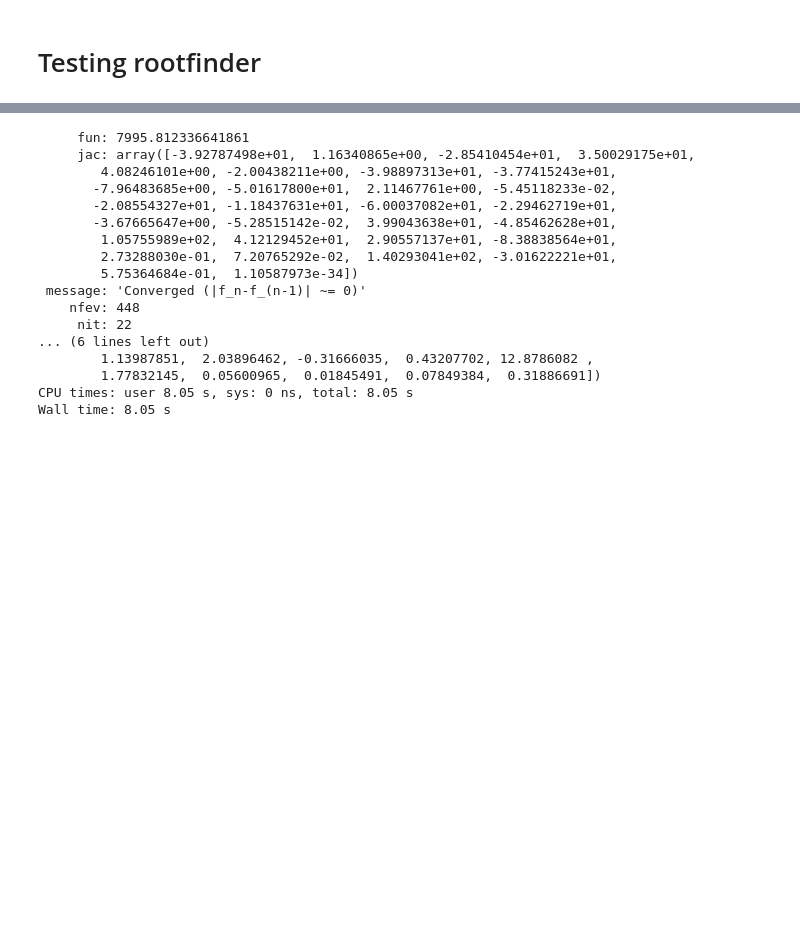
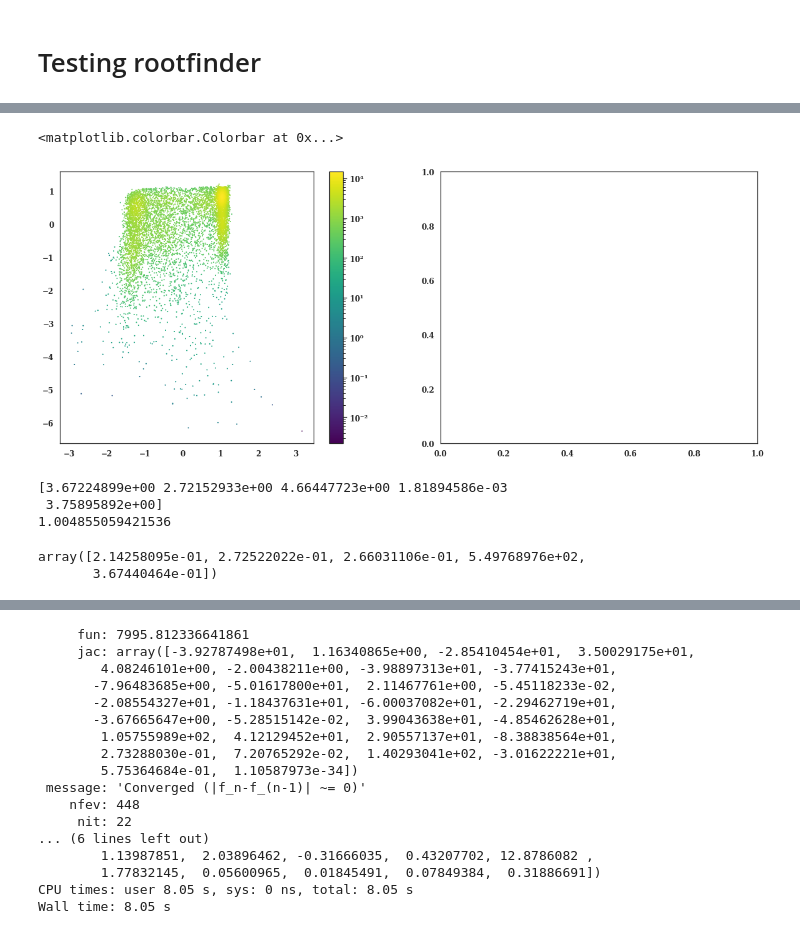
Before and after one commit to aeverall/seestar, a Jupyter notebook: examples/MockSFs.ipynb, the cells around one changed output, grey strips where cells are left out. Cells and saved outputs as stored; diff of their text form; code cells hidden in the pictures; blank space fills up the shorter version.

```diff
--- a/examples/MockSFs.ipynb
+++ b/examples/MockSFs.ipynb
@@ -232,0 +332,9 @@ params_i = params_kms_pilogit
+# %%
+fig, axes = plt.subplots(1,2,figsize=(20,8))
+
+plt.sca(axes[0])
+plt.scatter(instsf.y_s, instsf.x_s, c=1/weights, norm=LogNorm(), cmap='viridis', s=1)
+plt.colorbar()
+# %% [output]
+<matplotlib.colorbar.Colorbar at 0x...>
+[figure, added]
@@ -232,0 +343,61 @@ params_i = params_kms_pilogit
+# %%
+sample = Xsf
+df_sample = Xdf
+weights = weights
+n_components=5
+
+
+weighted_kde = not weights is None
+if weights is None: weights=np.ones(len(sample))
+
+params = np.zeros((n_components, 6))
+
+kmc = KMeans(n_components)
+kmc.fit(sample, sample_weight=weights)
+
+labels = kmc.predict(sample)
+df_labels = kmc.predict(df_sample)
+
+for i in range(n_components):
+    c_sample = sample[labels==i]
+    c_df_sample = df_sample[df_labels==i]
+    c_weights = weights[labels==i]
+
+    mean = np.sum(c_sample*c_weights[:,np.newaxis], axis=0)/np.sum(c_weights)
+    delta = c_sample-mean[np.newaxis, :]
+    sigma = np.sum(delta[:,:,np.newaxis]*delta[:,np.newaxis,:]*c_weights[:,np.newaxis,np.newaxis], axis=0)/np.sum(c_weights)
+
+    w = float(len(c_sample))/float(len(c_df_sample))
+    #w = np.sum(c_weights)
+
+    if np.sum(labels==i)<=2:
+        mu = np.sum(sample*weights[:,np.newaxis], axis=0)/np.sum(weights)
+        delta = sample-mu[np.newaxis, :]
+        sigma = np.sum(delta[:,:,np.newaxis]*delta[:,np.newaxis,:]*weights[:,np.newaxis,np.newaxis], axis=0)/np.sum(weights)
+
+    multiplier=1.
+    params[i, :2] = mean
+    params[i, 2:4] = sigma[[0,1],[0,1]]*multiplier
+    params[i, 4] = sigma[0,1]/np.sqrt(sigma[0,0]*sigma[1,1])
+    params[i, 5] = w * 2*np.pi*np.sqrt(sigma[0,0]*sigma[1,1]*(1-params[i,4]**2)) * multiplier
+
+print(params[:,5])
+
+sigma = np.array([[params[:,2], np.sqrt(params[:,2]*params[:,3])*params[:,4]],
+                  [np.sqrt(params[:,2]*params[:,3])*params[:,4], params[:,3]]])
+sigma = np.moveaxis(sigma, -1, 0)
+sigma_inv, sigma_det = StatisticalModels.quick_invdet(sigma)
+norm = 1/(2*np.pi*np.sqrt(sigma_det))
+maxima = StatisticalModels.gradient_rootfinder(params, sigma_inv, norm)
+print(maxima)
+if maxima>=1:
+    params[:,5] *= 0.9/maxima
+# %% [output]
+[3.67224899e+00 2.72152933e+00 4.66447723e+00 1.81894586e-03
+ 3.75895892e+00]
+1.004855059421536
+# %%
+norm
+# %% [output]
+array([2.14258095e-01, 2.72522022e-01, 2.66031106e-01, 5.49768976e+02,
+       3.67440464e-01])
```
Also changed, not shown: parts of 59 cells of this notebook, 1 other file.
